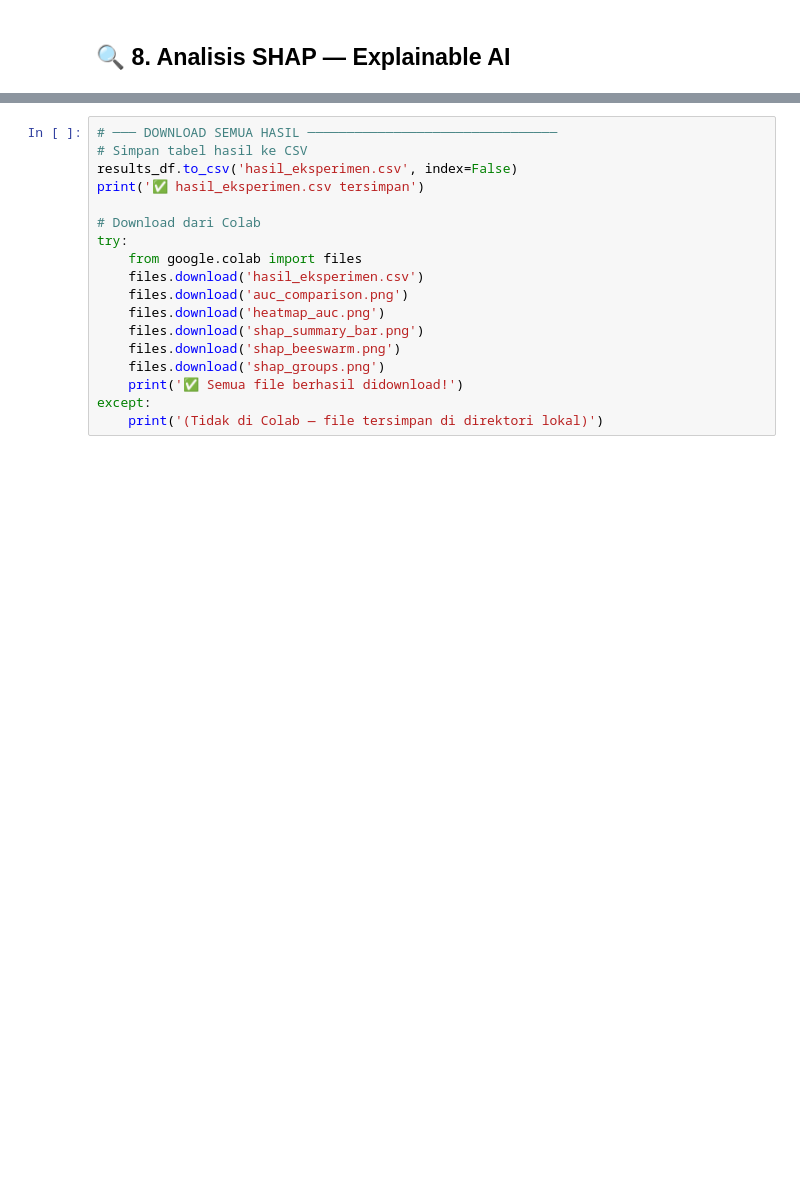
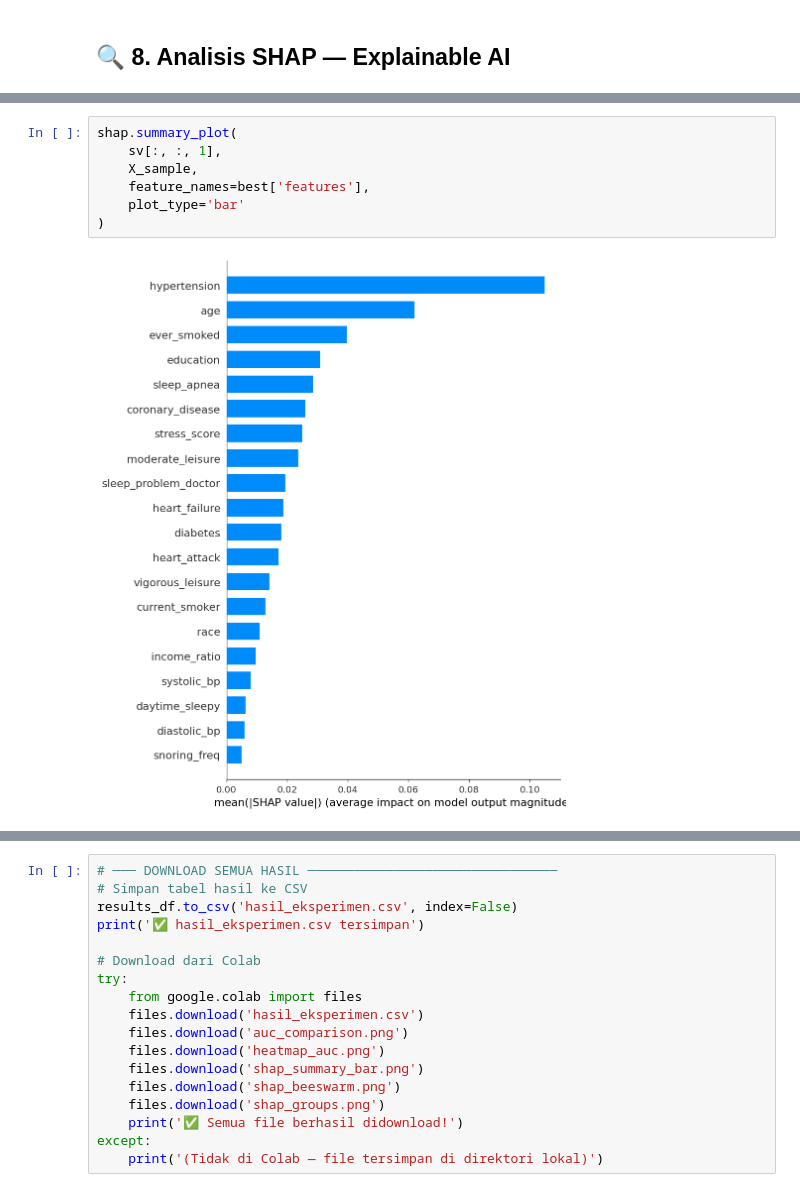
Before and after one commit to Adityamulyaf/NHANES-Stroke-Dataset, a Jupyter notebook: stroke_nhanes.ipynb, the cells around one changed output, grey strips where cells are left out. Drawn from its saved outputs; the diff is of its cells as text; blank space fills up the shorter version.

```diff
--- a/stroke_nhanes.ipynb
+++ b/stroke_nhanes.ipynb
@@ -470,0 +706,9 @@ print('✅ SHAP values selesai dihitung!')
+# %%
+shap.summary_plot(
+    sv[:, :, 1],
+    X_sample,
+    feature_names=best['features'],
+    plot_type='bar'
+)
+# %% [output]
+[figure, added]
```
Also changed, not shown: parts of 23 cells of this notebook, 1 other file.
